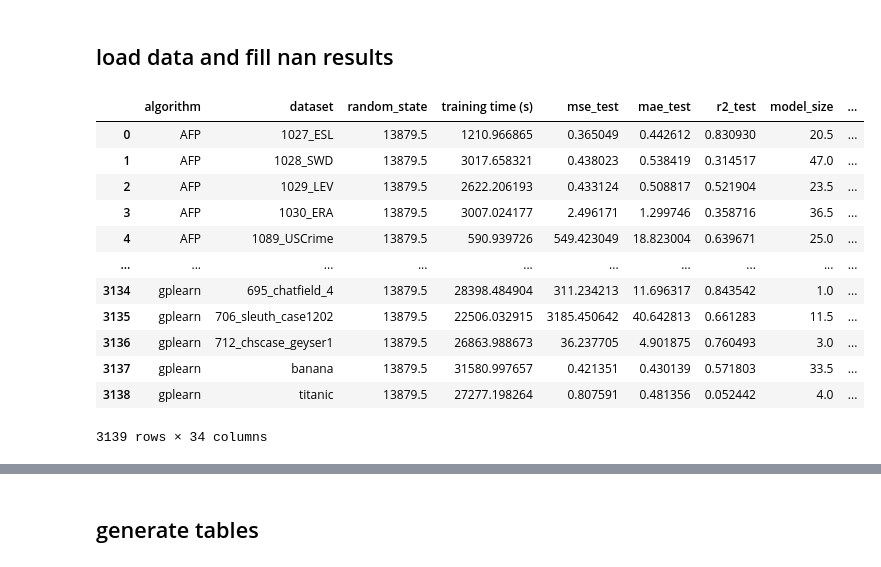
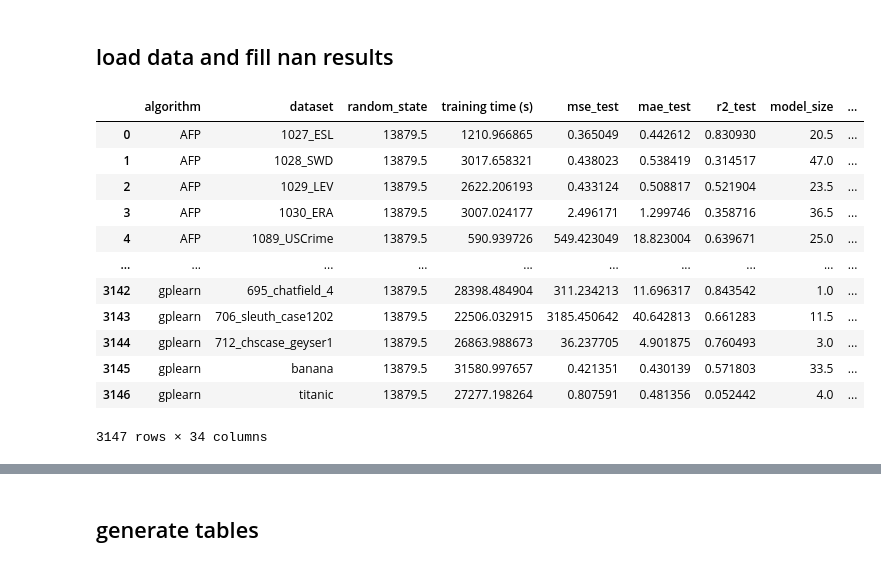
Before and after one commit to gAldeia/srbench, a Jupyter notebook: postprocessing/statistical_comparisons.ipynb, the cells around one changed output, grey strips where cells are left out. Saved outputs shown, nothing was run; the diff lists cells and outputs as text; code cells hidden in the pictures.

```diff
--- a/postprocessing/statistical_comparisons.ipynb
+++ b/postprocessing/statistical_comparisons.ipynb
@@ -340,24 +340,30 @@ saving figs/stats//Pairwise_comparison_of_Simplified_Complexity_on_symbolic_prob
 # Black-Box datasets
 # %% [markdown]
 ## load data and fill nan results
-# %%
-df_sum = pd.read_csv(rdir+'/results_black-box_summary.csv.gz')
-algs = df_sum.algorithm.unique()
-datasets = df_sum.dataset.unique()
-
-df_sum
-# %% [output]
-|  | algorithm | dataset | random_state | training time (s) | mse_test | mae_test | r2_test | model_size | ... |
-| 0 | AFP | 1027_ESL | 13879.5 | 1210.966865 | 0.365049 | 0.442612 | 0.830930 | 20.5 | ... |
-| 1 | AFP | 1028_SWD | 13879.5 | 3017.658321 | 0.438023 | 0.538419 | 0.314517 | 47.0 | ... |
-| 2 | AFP | 1029_LEV | 13879.5 | 2622.206193 | 0.433124 | 0.508817 | 0.521904 | 23.5 | ... |
-| 3 | AFP | 1030_ERA | 13879.5 | 3007.024177 | 2.496171 | 1.299746 | 0.358716 | 36.5 | ... |
-| 4 | AFP | 1089_USCrime | 13879.5 | 590.939726 | 549.423049 | 18.823004 | 0.639671 | 25.0 | ... |
-| ... | ... | ... | ... | ... | ... | ... | ... | ... | ... |
-| 3134 | gplearn | 695_chatfield_4 | 13879.5 | 28398.484904 | 311.234213 | 11.696317 | 0.843542 | 1.0 | ... |
-| 3135 | gplearn | 706_sleuth_case1202 | 13879.5 | 22506.032915 | 3185.450642 | 40.642813 | 0.661283 | 11.5 | ... |
-| 3136 | gplearn | 712_chscase_geyser1 | 13879.5 | 26863.988673 | 36.237705 | 4.901875 | 0.760493 | 3.0 | ... |
-| 3137 | gplearn | banana | 13879.5 | 31580.997657 | 0.421351 | 0.430139 | 0.571803 | 33.5 | ... |
-| 3138 | gplearn | titanic | 13879.5 | 27277.198264 | 0.807591 | 0.481356 | 0.052442 | 4.0 | ... |
-3139 rows × 34 columns
+# %%
+df_sum = pd.read_csv(rdir+'/results_black-box_summary.csv.gz')
+algs = df_sum.algorithm.unique()
+datasets = df_sum.dataset.unique()
+
+cols = df_sum.columns
+for col in [c for c in cols if 'rank' in c]:
+    df_sum.loc[:,col] = df_sum[col].fillna(len(algs)+1)
+for col in [c for c in cols if 'solution_rate' in c]:
+    df_sum.loc[:,col] = df_sum[col].fillna(0.0)
+
+df_sum
+# %% [output]
+|  | algorithm | dataset | random_state | training time (s) | mse_test | mae_test | r2_test | model_size | ... |
+| 0 | AFP | 1027_ESL | 13879.5 | 1210.966865 | 0.365049 | 0.442612 | 0.830930 | 20.5 | ... |
+| 1 | AFP | 1028_SWD | 13879.5 | 3017.658321 | 0.438023 | 0.538419 | 0.314517 | 47.0 | ... |
+| 2 | AFP | 1029_LEV | 13879.5 | 2622.206193 | 0.433124 | 0.508817 | 0.521904 | 23.5 | ... |
+| 3 | AFP | 1030_ERA | 13879.5 | 3007.024177 | 2.496171 | 1.299746 | 0.358716 | 36.5 | ... |
+| 4 | AFP | 1089_USCrime | 13879.5 | 590.939726 | 549.423049 | 18.823004 | 0.639671 | 25.0 | ... |
+| ... | ... | ... | ... | ... | ... | ... | ... | ... | ... |
+| 3142 | gplearn | 695_chatfield_4 | 13879.5 | 28398.484904 | 311.234213 | 11.696317 | 0.843542 | 1.0 | ... |
+| 3143 | gplearn | 706_sleuth_case1202 | 13879.5 | 22506.032915 | 3185.450642 | 40.642813 | 0.661283 | 11.5 | ... |
+| 3144 | gplearn | 712_chscase_geyser1 | 13879.5 | 26863.988673 | 36.237705 | 4.901875 | 0.760493 | 3.0 | ... |
+| 3145 | gplearn | banana | 13879.5 | 31580.997657 | 0.421351 | 0.430139 | 0.571803 | 33.5 | ... |
+| 3146 | gplearn | titanic | 13879.5 | 27277.198264 | 0.807591 | 0.481356 | 0.052442 | 4.0 | ... |
+3147 rows × 34 columns
 # %%
```
Also changed, not shown: parts of 3 cells of this notebook, 3 other files.
